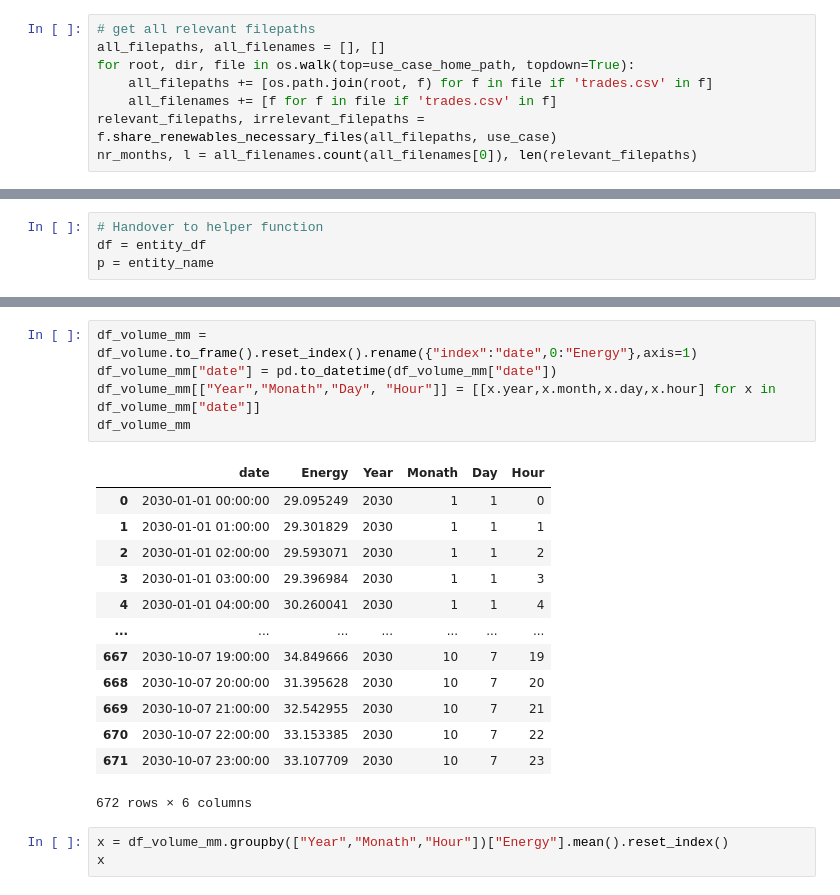
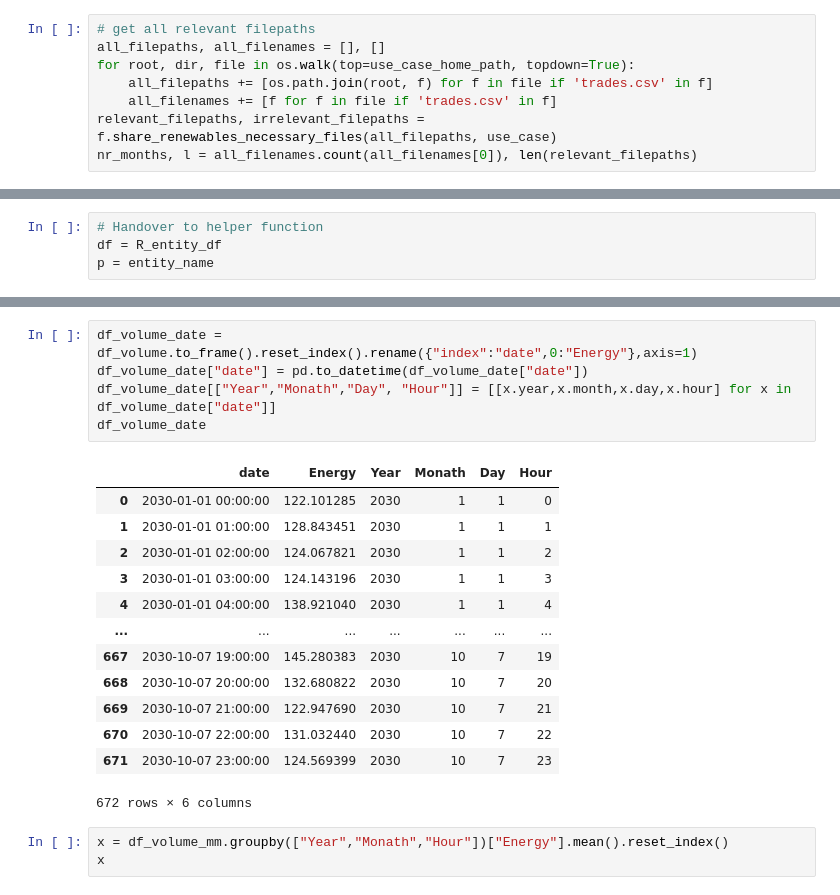
Before and after one commit to jochenmadler/fim_fit, a Jupyter notebook: GSy_KPI_calculation/01_processing/functions_test_MKa.ipynb, the cells around one changed output, grey strips where cells are left out. Cells and saved outputs as stored; diff of their text form.

Commit message:
Change functions_test_MKa by volume analysis

```diff
--- a/GSy_KPI_calculation/01_processing/functions_test_MKa.ipynb
+++ b/GSy_KPI_calculation/01_processing/functions_test_MKa.ipynb
@@ -283,6 +414,6 @@ entity_df
 # %%
 # Handover to helper function
-df = entity_df
+df = R_entity_df
 p = entity_name
 # %%
 if 'member' in p:
@@ -361,21 +470,21 @@ Length: 672, dtype: float64
 # %%
-df_volume_mm = df_volume.to_frame().reset_index().rename({"index":"date",0:"Energy"},axis=1)
-df_volume_mm["date"] = pd.to_datetime(df_volume_mm["date"])
-df_volume_mm[["Year","Monath","Day", "Hour"]] = [[x.year,x.month,x.day,x.hour] for x in df_volume_mm["date"]]
-df_volume_mm
+df_volume_date = df_volume.to_frame().reset_index().rename({"index":"date",0:"Energy"},axis=1)
+df_volume_date["date"] = pd.to_datetime(df_volume_date["date"])
+df_volume_date[["Year","Monath","Day", "Hour"]] = [[x.year,x.month,x.day,x.hour] for x in df_volume_date["date"]]
+df_volume_date
 # %% [output]
 |  | date | Energy | Year | Monath | Day | Hour |
-| 0 | 2030-01-01 00:00:00 | 29.095249 | 2030 | 1 | 1 | 0 |
-| 1 | 2030-01-01 01:00:00 | 29.301829 | 2030 | 1 | 1 | 1 |
-| 2 | 2030-01-01 02:00:00 | 29.593071 | 2030 | 1 | 1 | 2 |
-| 3 | 2030-01-01 03:00:00 | 29.396984 | 2030 | 1 | 1 | 3 |
-| 4 | 2030-01-01 04:00:00 | 30.260041 | 2030 | 1 | 1 | 4 |
+| 0 | 2030-01-01 00:00:00 | 122.101285 | 2030 | 1 | 1 | 0 |
+| 1 | 2030-01-01 01:00:00 | 128.843451 | 2030 | 1 | 1 | 1 |
+| 2 | 2030-01-01 02:00:00 | 124.067821 | 2030 | 1 | 1 | 2 |
+| 3 | 2030-01-01 03:00:00 | 124.143196 | 2030 | 1 | 1 | 3 |
+| 4 | 2030-01-01 04:00:00 | 138.921040 | 2030 | 1 | 1 | 4 |
 | ... | ... | ... | ... | ... | ... | ... |
-| 667 | 2030-10-07 19:00:00 | 34.849666 | 2030 | 10 | 7 | 19 |
-| 668 | 2030-10-07 20:00:00 | 31.395628 | 2030 | 10 | 7 | 20 |
-| 669 | 2030-10-07 21:00:00 | 32.542955 | 2030 | 10 | 7 | 21 |
-| 670 | 2030-10-07 22:00:00 | 33.153385 | 2030 | 10 | 7 | 22 |
-| 671 | 2030-10-07 23:00:00 | 33.107709 | 2030 | 10 | 7 | 23 |
+| 667 | 2030-10-07 19:00:00 | 145.280383 | 2030 | 10 | 7 | 19 |
+| 668 | 2030-10-07 20:00:00 | 132.680822 | 2030 | 10 | 7 | 20 |
+| 669 | 2030-10-07 21:00:00 | 122.947690 | 2030 | 10 | 7 | 21 |
+| 670 | 2030-10-07 22:00:00 | 131.032440 | 2030 | 10 | 7 | 22 |
+| 671 | 2030-10-07 23:00:00 | 124.569399 | 2030 | 10 | 7 | 23 |
 672 rows × 6 columns
 # %%
 x = df_volume_mm.groupby(["Year","Monath","Hour"])["Energy"].mean().reset_index()
```
Also changed, not shown: parts of 8 cells of this notebook.
